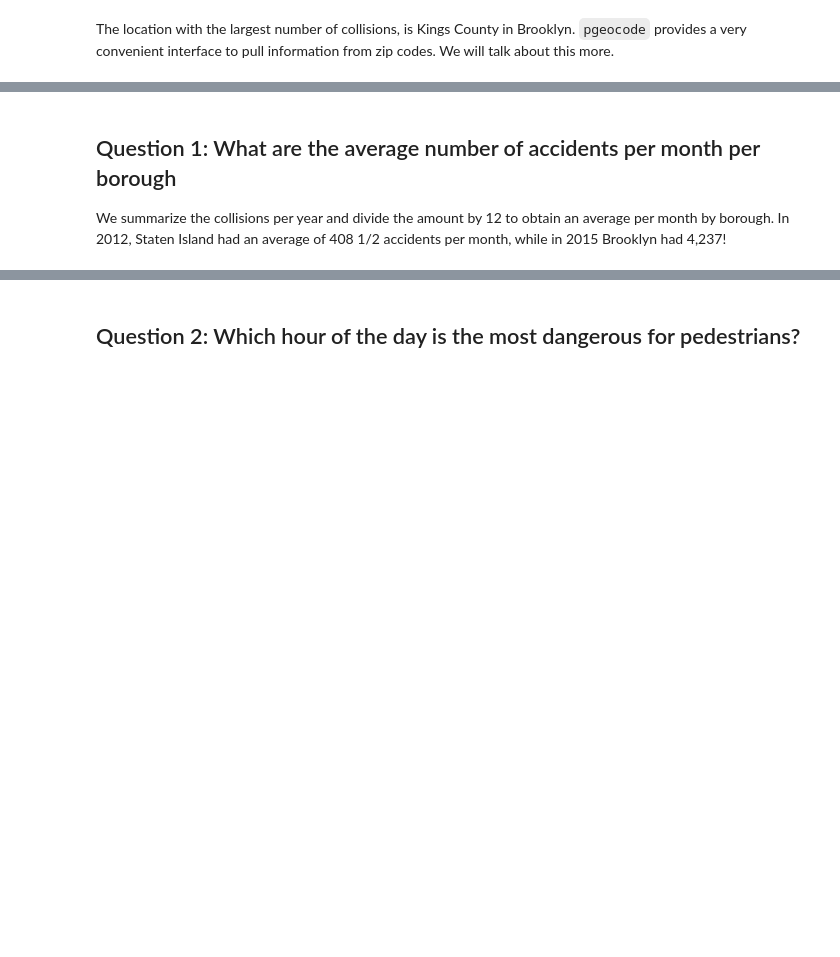
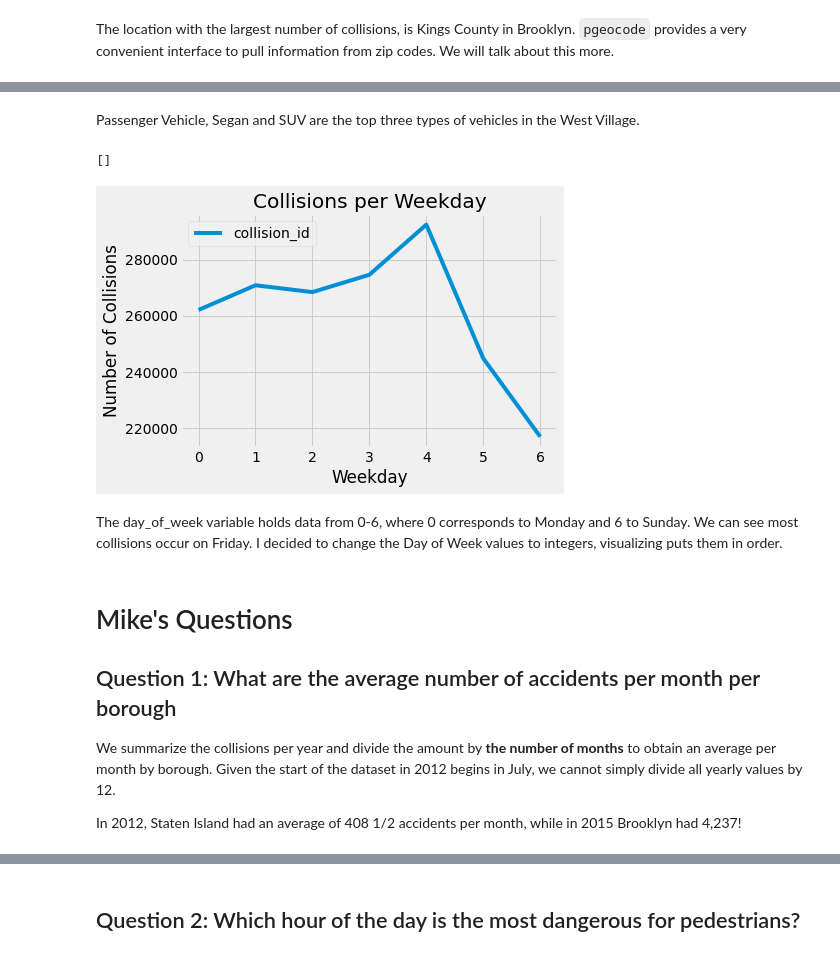
Before and after one commit to jordan-carson/data-engineering-nyc, a Jupyter notebook: src/part2_eda.ipynb, the cells around one changed output, grey strips where cells are left out. Drawn from its saved outputs; the diff is of its cells as text; code cells hidden in the pictures; blank space fills up the shorter version.

```diff
--- a/src/part2_eda.ipynb
+++ b/src/part2_eda.ipynb
@@ -75,6 +81,7 @@ collision_df['day'] = collision_df['crash_date'].dt.day
 collision_df['hour'] = collision_df['crash_time'].str[:2]
 collision_df['minutes'] = collision_df['crash_time'].str[3:5]
 collision_df['seconds'] = collision_df['crash_time'].str[6:]
+collision_df['day_of_week'] = collision_df['crash_date'].dt.weekday
 collision_df['incidents'] = 1
 # %%
 # what columns are available
@@ -224,4 +294,24 @@ The location with the largest number of collisions, is Kings County in Brooklyn.
+# %% [markdown]
+Passenger Vehicle, Segan and SUV are the top three types of vehicles in the West Village.
+# %%
+def plot_collisions_by_dow(data):
+    data['day_of_week'] = data['day_of_week'].astype(int)
+    p = data.groupby('day_of_week').agg({'collision_id': len}).sort_values(by='day_of_week', ascending=False)
+    p.plot()
+    plt.title('Collisions per Weekday')
+    plt.xlabel('Weekday')
+    plt.ylabel('Number of Collisions')
+    return plt.plot()
+plot_collisions_by_dow(collision_df)
+# %% [output]
+[]
+[figure, added]
+# %% [markdown]
+The day_of_week variable holds data from 0-6, where 0 corresponds to Monday and 6 to Sunday. We can see most collisions occur on Friday. I decided to change the Day of Week values to integers, visualizing puts them in order.
 # %% [markdown]
+# Mike's Questions
 ## Question 1: What are the average number of accidents per month per borough
 
-We summarize the collisions per year and divide the amount by 12 to obtain an average per month by borough. In 2012, Staten Island had an average of 408 1/2 accidents per month, while in 2015 Brooklyn had 4,237!
+We summarize the collisions per year and divide the amount by **the number of months** to obtain an average per month by borough. Given the start of the dataset in 2012 begins in July, we cannot simply divide all yearly values by 12.
+
+In 2012, Staten Island had an average of 408 1/2 accidents per month, while in 2015 Brooklyn had 4,237!
```
Also changed, not shown: parts of 25 cells of this notebook.
